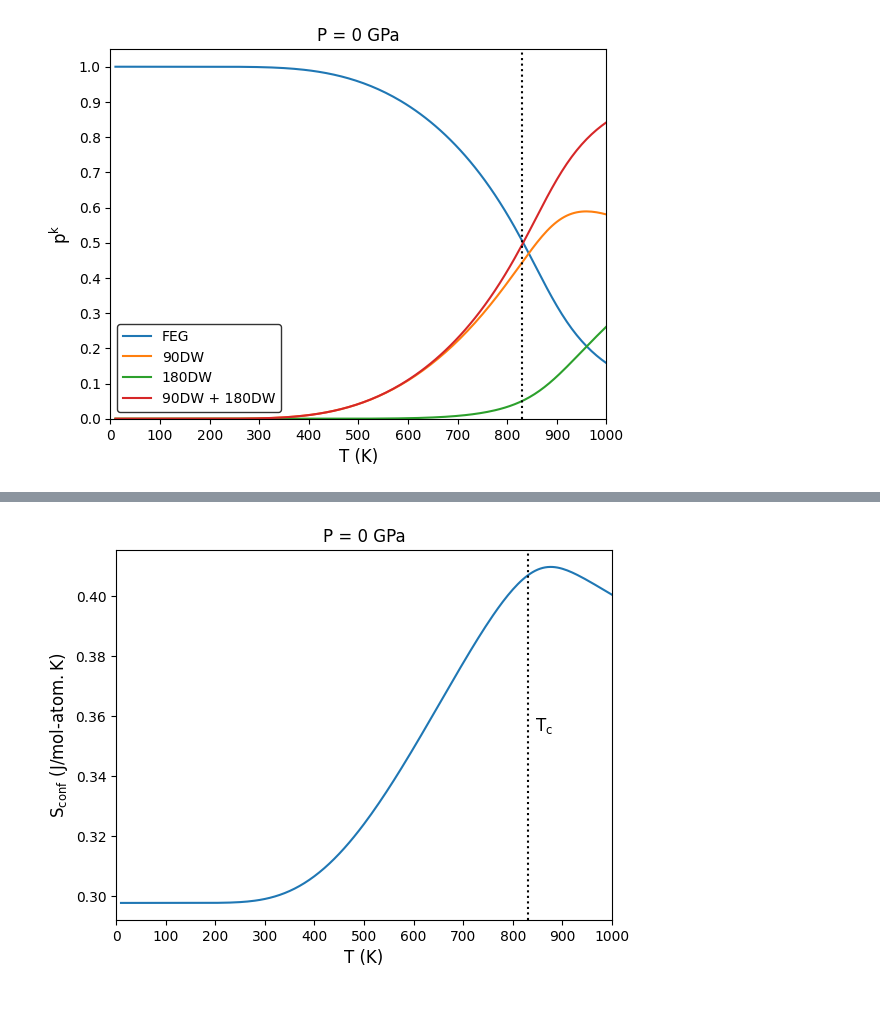
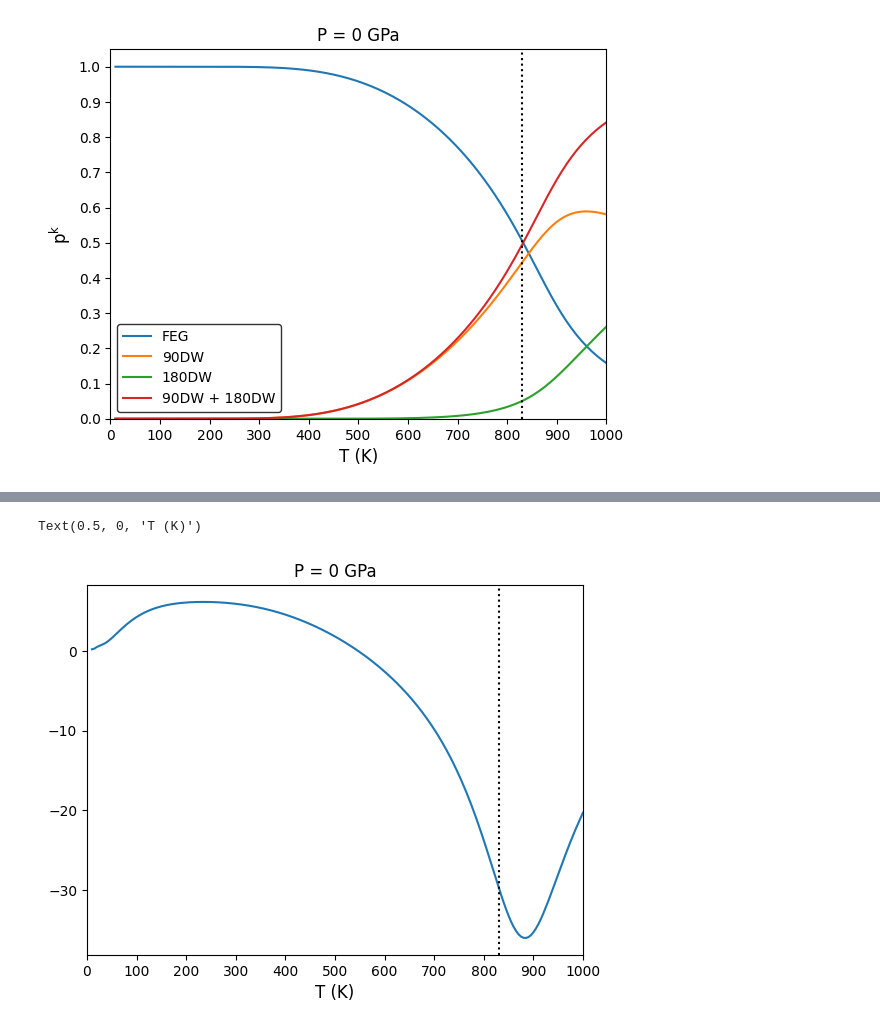
Before and after one commit to nhew1994/PyZentropy, a Jupyter notebook: plot_phonon_dos.ipynb, the cells around one changed output, grey strips where cells are left out. Drawn from its saved outputs; the diff is of its cells as text; code cells hidden in the pictures.

```diff
--- a/plot_phonon_dos.ipynb
+++ b/plot_phonon_dos.ipynb
@@ -147,19 +228,20 @@ plt.savefig('volume_vs_T.png', dpi=300)
 # %%
 # [Tdir, v0, f0, s0, cv0, bb0*changeunit, sconf0, cvconf0, bconf0*changeunit, te0, cp0, cpconf0, frac]
-# Plot Sconf vs T
+# Plot Cv,conf vs T
 
-plt.plot(zentropy_properties[:,0], zentropy_properties[:, 6]/50 * 1.60218e-19 * 6.02e23)
+plt.plot(zentropy_properties[:,0], zentropy_properties[:, 9])
 plt.xlim(0, 1000)
 plt.title('P = 0 GPa')
 xlim = plt.gca().get_xlim()
 ticks = np.arange(np.floor(xlim[0]), np.ceil(xlim[1])+100, 100)
 plt.xticks(ticks);
 plt.axvline(x=830, color='black', linestyle=':', label = r'This work $\mathrm{T_{c}}$')
 plt.xlabel('T (K)', fontsize=12)
-plt.ylabel(r'$\mathrm{S_{conf} \ (J/mol\text{-}atom.K)}$', fontsize=12);
-plt.text(880, plt.gca().get_ylim()[1]-0.06, r'$\mathrm{T_{c}}$', ha='right', fontsize=12)
+#plt.ylabel(r'$\mathrm{C_{v,conf} \ (J/mol\text{-}atom.K)}$', fontsize=12);
+#plt.text(880, plt.gca().get_ylim()[1]-0.43, r'$\mathrm{T_{c}}$', ha='right', fontsize=12)
 
 # Save a high resolution image
-plt.savefig('Sconf_vs_T.png', dpi=300)
+#plt.savefig('Cvconf_vs_T.png', dpi=300)
 # %% [output]
+Text(0.5, 0, 'T (K)')
-[figure, old version]
+[figure, new version]
```
Also changed, not shown: parts of 6 cells of this notebook, 5 other files.
